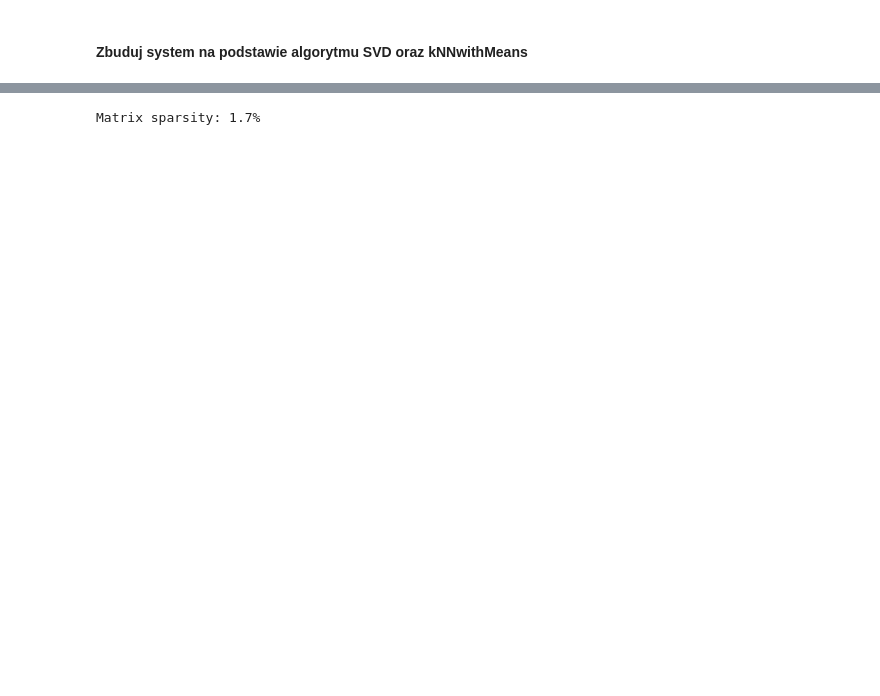
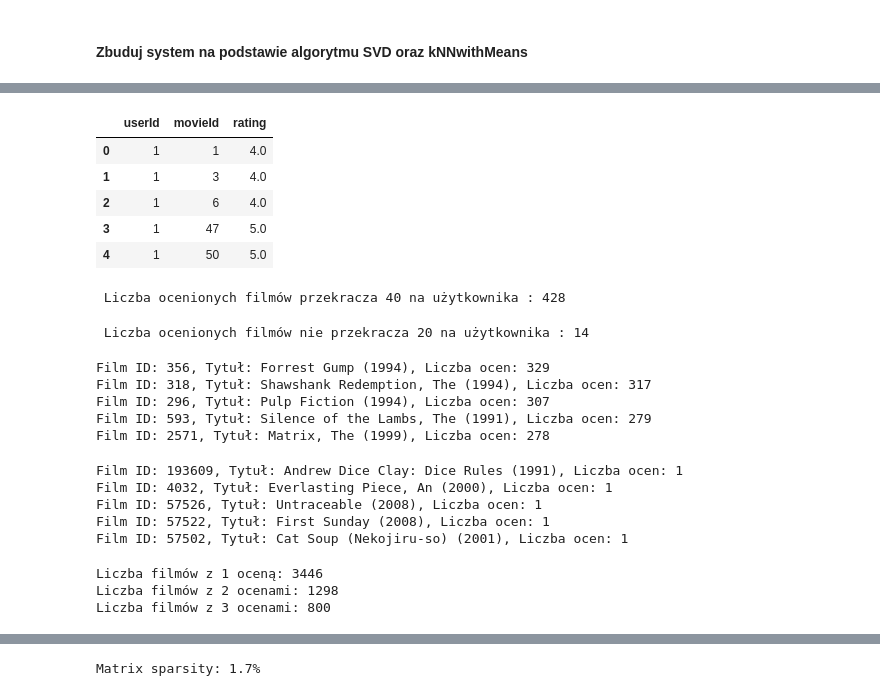
Before and after one commit to MlekoZjad/ML_2024, a Jupyter notebook: Case 2.ipynb, the cells around one changed output, grey strips where cells are left out. Saved outputs shown, nothing was run; the diff lists cells and outputs as text; code cells hidden in the pictures; blank space fills up the shorter version.

```diff
--- a/Case 2.ipynb
+++ b/Case 2.ipynb
@@ -252,0 +332,3 @@ Kroki do zbudowania systemu na podstawie algorytmu SVD
+# %%
+ratings = pd.read_csv('https://s3-us-west-2.amazonaws.com/recommender-tutorial/ratings.csv')
+movies = pd.read_csv('https://s3-us-west-2.amazonaws.com/recommender-tutorial/movies.csv')
@@ -252,0 +349,61 @@ Kroki do zbudowania systemu na podstawie algorytmu SVD
+# %%
+# Usunięcie zbędnej kolumny
+ratings.drop(columns=['timestamp'], inplace=True)
+ratings.head()
+# %% [output]
+|  | userId | movieId | rating |
+| 0 | 1 | 1 | 4.0 |
+| 1 | 1 | 3 | 4.0 |
+| 2 | 1 | 6 | 4.0 |
+| 3 | 1 | 47 | 5.0 |
+| 4 | 1 | 50 | 5.0 |
+# %%
+print('\n Liczba ocenionych filmów przekracza 40 na użytkownika : {}\n'.format(sum(n_rated_movies_per_user >= 40)) )
+# %% [output]
+ Liczba ocenionych filmów przekracza 40 na użytkownika : 428
+# %%
+print('\n Liczba ocenionych filmów nie przekracza 20 na użytkownika : {}\n'.format(sum(n_rated_movies_per_user <= 20)) )
+# %% [output]
+ Liczba ocenionych filmów nie przekracza 20 na użytkownika : 14
+# %%
+# sprawdzenie filmów z największą liczbą ocen
+top_movies = ratings.groupby('movieId')['rating'].count().sort_values(ascending=False).head()
+
+for movie_id, rating_count in top_movies.items():
+    movie_title = movies.loc[movies['movieId'] == movie_id, 'title'].iloc[0]
+    print(f"Film ID: {movie_id}, Tytuł: {movie_title}, Liczba ocen: {rating_count}")
+# %% [output]
+Film ID: 356, Tytuł: Forrest Gump (1994), Liczba ocen: 329
+Film ID: 318, Tytuł: Shawshank Redemption, The (1994), Liczba ocen: 317
+Film ID: 296, Tytuł: Pulp Fiction (1994), Liczba ocen: 307
+Film ID: 593, Tytuł: Silence of the Lambs, The (1991), Liczba ocen: 279
+Film ID: 2571, Tytuł: Matrix, The (1999), Liczba ocen: 278
+# %%
+# filmy z najniższą liczbą ocen
+down_movies = ratings.groupby('movieId')['rating'].count().sort_values(ascending=True).head()
+
+for movie_id, rating_count in down_movies.items():
+    movie_title = movies.loc[movies['movieId'] == movie_id, 'title'].iloc[0]
+    print(f"Film ID: {movie_id}, Tytuł: {movie_title}, Liczba ocen: {rating_count}")
+# %% [output]
+Film ID: 193609, Tytuł: Andrew Dice Clay: Dice Rules (1991), Liczba ocen: 1
+Film ID: 4032, Tytuł: Everlasting Piece, An (2000), Liczba ocen: 1
+Film ID: 57526, Tytuł: Untraceable (2008), Liczba ocen: 1
+Film ID: 57522, Tytuł: First Sunday (2008), Liczba ocen: 1
+Film ID: 57502, Tytuł: Cat Soup (Nekojiru-so) (2001), Liczba ocen: 1
+# %%
+# Zliczanie liczby ocen dla każdego filmu
+movie_ratings_counts = ratings['movieId'].value_counts()
+
+# Zliczanie filmów z 1,2 i 3 ocenami
+movies_with_one_rating = (movie_ratings_counts == 1).sum()
+movies_with_two_ratings = (movie_ratings_counts == 2).sum()
+movies_with_three_ratings = (movie_ratings_counts == 3).sum()
+
+print(f"Liczba filmów z 1 oceną: {movies_with_one_rating}")
+print(f"Liczba filmów z 2 ocenami: {movies_with_two_ratings}")
+print(f"Liczba filmów z 3 ocenami: {movies_with_three_ratings}")
+# %% [output]
+Liczba filmów z 1 oceną: 3446
+Liczba filmów z 2 ocenami: 1298
+Liczba filmów z 3 ocenami: 800
```
Also changed, not shown: parts of 44 cells of this notebook, 1 other file.
